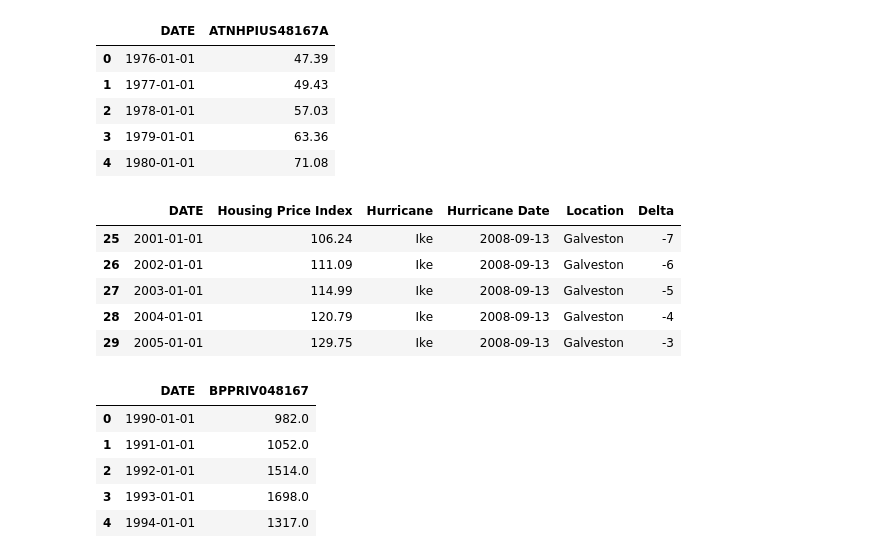
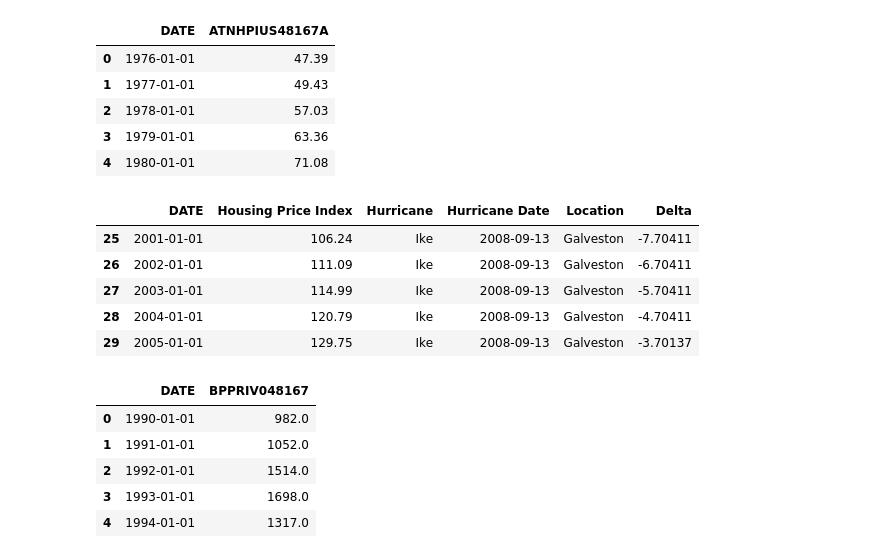
Before and after one commit to mchrzanowski27/Project1, a Jupyter notebook: Project 1 Data Ike.ipynb, the cells around one changed output. Drawn from its saved outputs; the diff is of its cells as text; code cells hidden in the pictures.

```diff
--- a/Project 1 Data Ike.ipynb
+++ b/Project 1 Data Ike.ipynb
@@ -22,33 +22,33 @@ Ike_Housing_df.head()
 # %%
 # remove rows prior to 1990
 
 Ike_Housing_df['DATE'] = pd.to_datetime(Ike_Housing_df['DATE'])
 
 Ike_Housing_df = Ike_Housing_df[Ike_Housing_df["DATE"] >= '2001-01-01']
 
 #Add hurricane, year, location
 
 Ike_Housing_df[['Hurricane','Hurricane Date','Location']] = pd.DataFrame([['Ike','2008-09-13','Galveston']], index = Ike_Housing_df.index)
 
 Ike_Housing_df['Hurricane Date'] = pd.to_datetime(Ike_Housing_df['Hurricane Date'])
 
 
 #We will need to show data from multiple years, so delta from hurricane best option
 Ike_Housing_df['Delta'] = ((Ike_Housing_df['DATE'] - Ike_Housing_df['Hurricane Date']).dt.days/365)
 
-Ike_Housing_df['Delta'] = Ike_Housing_df['Delta'].astype(int)
+Ike_Housing_df['Delta'] = Ike_Housing_df['Delta'].astype(float)
 
 #Rename column
 Ike_Housing_df = Ike_Housing_df.rename(columns={'ATNHPIUS48167A': 'Housing Price Index'})
 
 Ike_Housing_df.head()
 # %% [output]
 |  | DATE | Housing Price Index | Hurricane | Hurricane Date | Location | Delta |
-| 25 | 2001-01-01 | 106.24 | Ike | 2008-09-13 | Galveston | -7 |
-| 26 | 2002-01-01 | 111.09 | Ike | 2008-09-13 | Galveston | -6 |
-| 27 | 2003-01-01 | 114.99 | Ike | 2008-09-13 | Galveston | -5 |
-| 28 | 2004-01-01 | 120.79 | Ike | 2008-09-13 | Galveston | -4 |
-| 29 | 2005-01-01 | 129.75 | Ike | 2008-09-13 | Galveston | -3 |
+| 25 | 2001-01-01 | 106.24 | Ike | 2008-09-13 | Galveston | -7.70411 |
+| 26 | 2002-01-01 | 111.09 | Ike | 2008-09-13 | Galveston | -6.70411 |
+| 27 | 2003-01-01 | 114.99 | Ike | 2008-09-13 | Galveston | -5.70411 |
+| 28 | 2004-01-01 | 120.79 | Ike | 2008-09-13 | Galveston | -4.70411 |
+| 29 | 2005-01-01 | 129.75 | Ike | 2008-09-13 | Galveston | -3.70137 |
 # %%
 #import Econ data from Galveston
 
```
Also changed, not shown: parts of 5 cells of this notebook, 7 other files.
